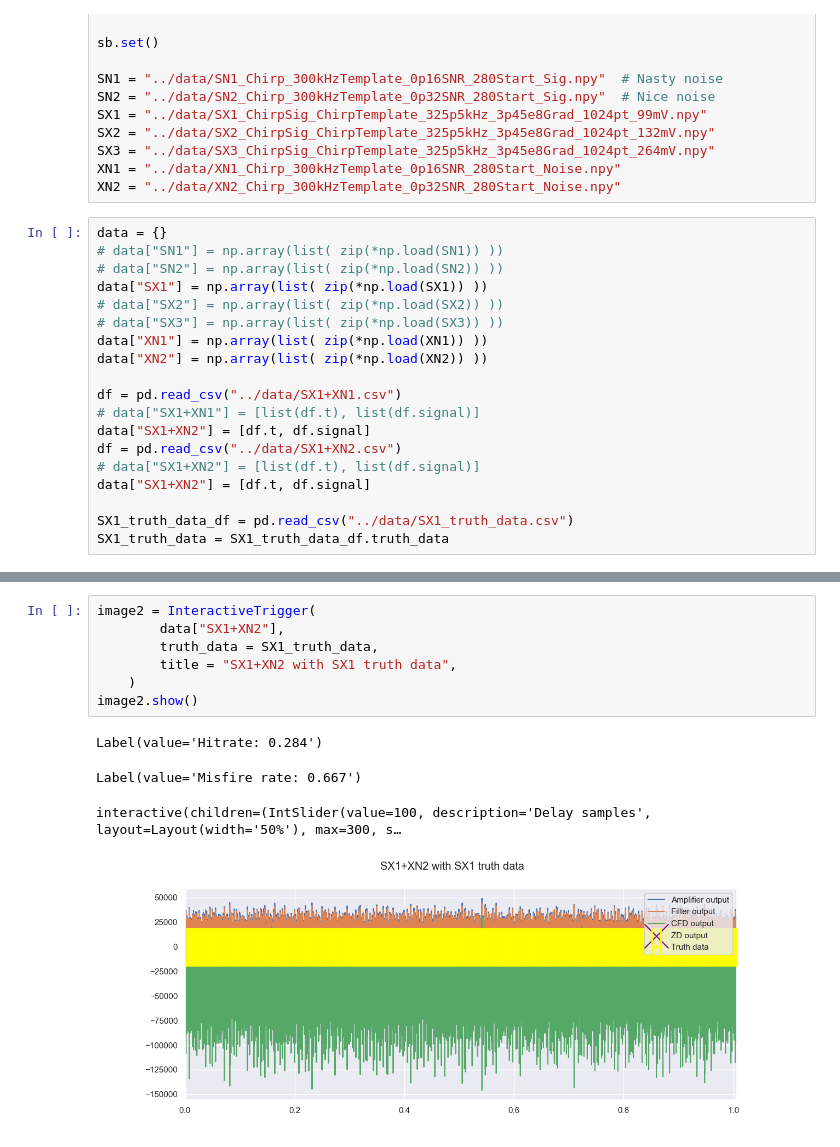
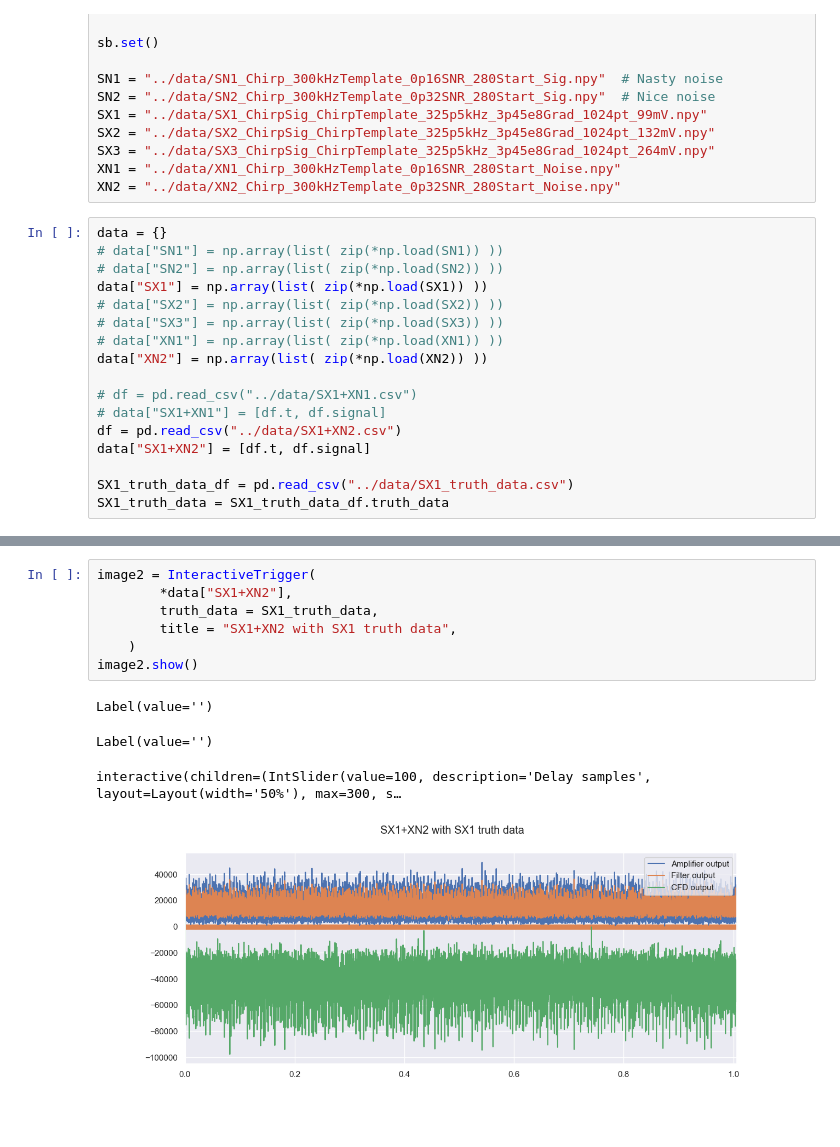
Before and after one commit to roysiu-gh/qtnm-trigger-cfd, a Jupyter notebook: analysis/visualisation.ipynb, the cells around one changed output, grey strips where cells are left out. Drawn from its saved outputs; the diff is of its cells as text.

Commit message:
Rewrite SignalData to take the time and signal as separate parameters rather than a tuple.

```diff
--- a/analysis/visualisation.ipynb
+++ b/analysis/visualisation.ipynb
@@ -25,14 +25,12 @@ data = {}
 data["SX1"] = np.array(list( zip(*np.load(SX1)) ))
 # data["SX2"] = np.array(list( zip(*np.load(SX2)) ))
 # data["SX3"] = np.array(list( zip(*np.load(SX3)) ))
-data["XN1"] = np.array(list( zip(*np.load(XN1)) ))
+# data["XN1"] = np.array(list( zip(*np.load(XN1)) ))
 data["XN2"] = np.array(list( zip(*np.load(XN2)) ))
 
-df = pd.read_csv("../data/SX1+XN1.csv")
-# data["SX1+XN1"] = [list(df.t), list(df.signal)]
-data["SX1+XN2"] = [df.t, df.signal]
+# df = pd.read_csv("../data/SX1+XN1.csv")
+# data["SX1+XN1"] = [df.t, df.signal]
 df = pd.read_csv("../data/SX1+XN2.csv")
-# data["SX1+XN2"] = [list(df.t), list(df.signal)]
 data["SX1+XN2"] = [df.t, df.signal]
 
 SX1_truth_data_df = pd.read_csv("../data/SX1_truth_data.csv")
@@ -53,14 +51,14 @@ interactive(children=(IntSlider(value=100, description='Delay samples', layout=L
 # %%
 image2 = InteractiveTrigger(
-        data["SX1+XN2"],
+        *data["SX1+XN2"],
         truth_data = SX1_truth_data,
         title = "SX1+XN2 with SX1 truth data",
     )
 image2.show()
 # %% [output]
-Label(value='Hitrate: 0.284')
+Label(value='')
-Label(value='Misfire rate: 0.667')
+Label(value='')
 interactive(children=(IntSlider(value=100, description='Delay samples', layout=Layout(width='50%'), max=300, s…
-[figure, old version]
+[figure, new version]
 # %%
 image3 = InteractiveTrigger(
```
Also changed, not shown: parts of 2 cells of this notebook, 4 other files.
